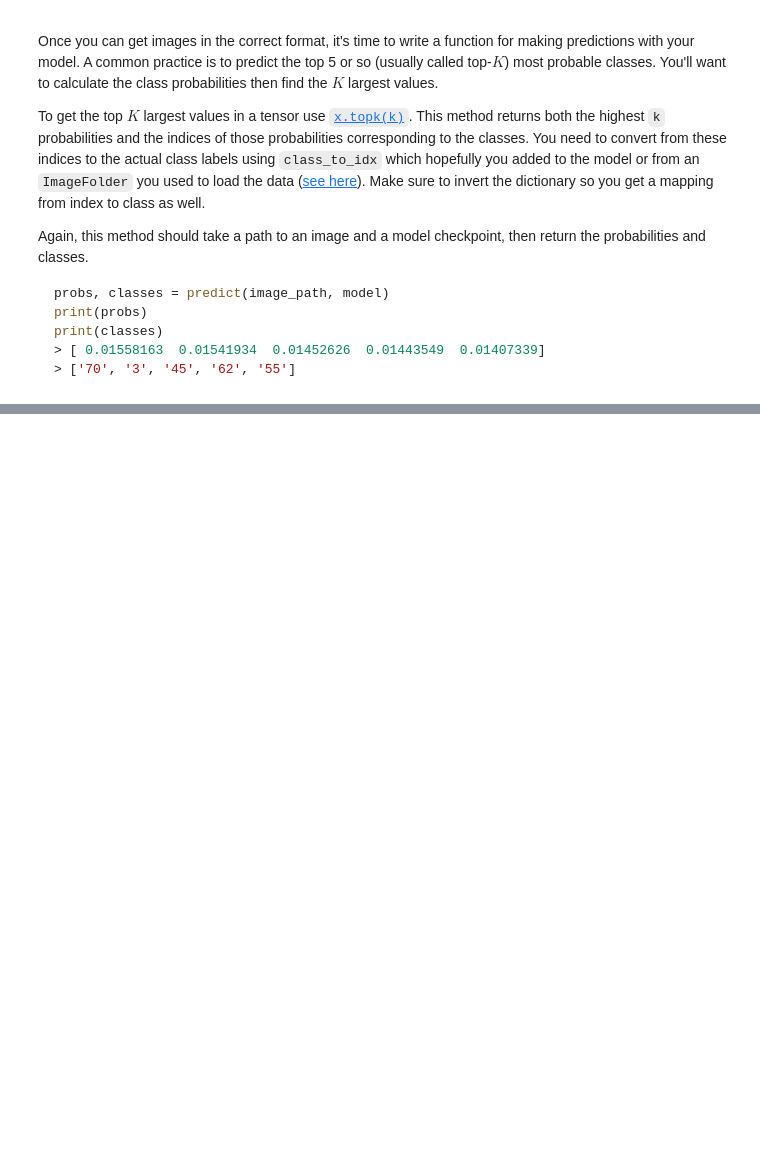
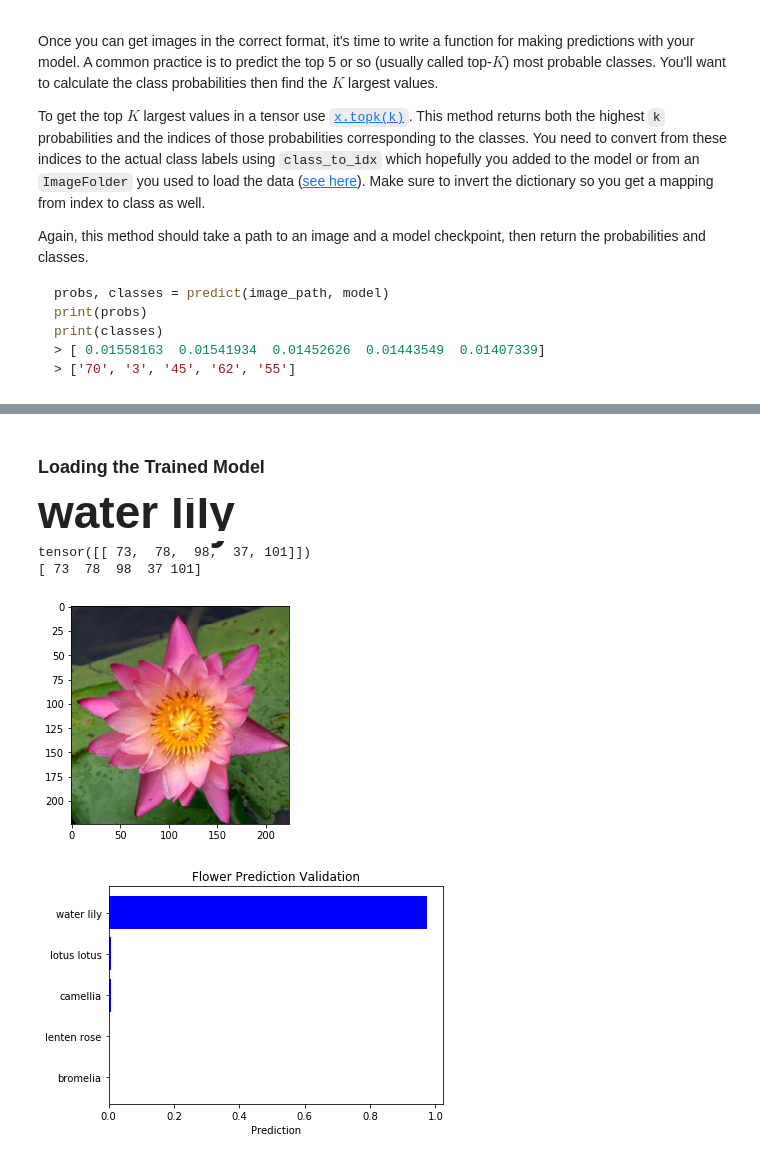
Before and after one commit to samlexrod/flower_classifier_project, a Jupyter notebook: Image Classifier Project.ipynb, the cells around one changed output, grey strips where cells are left out. Saved outputs shown, nothing was run; the diff lists cells and outputs as text; code cells hidden in the pictures; blank space fills up the shorter version.

Commit message:
Succesful Load of Trained Model

```diff
--- a/Image Classifier Project.ipynb
+++ b/Image Classifier Project.ipynb
@@ -212,7 +199,11 @@ Now that your network is trained, save the model so you can load it later for ma
 Remember that you'll want to completely rebuild the model later so you can use it for inference. Make sure to include any information you need in the checkpoint. If you want to load the model and keep training, you'll want to save the number of epochs as well as the optimizer state, `optimizer.state_dict`. You'll likely want to use this trained model in the next part of the project, so best to save it now.
 # %%
 # TODO: Save the checkpoint
+import pickle
 model.class_to_idx = class_to_tensoridx_dict
+with open('class_to_tensoridx_dict.pickle', 'wb') as handle:
+    pickle.dump(class_to_tensoridx_dict, handle)
+
 torch.save(model.state_dict(), 'checkpoint.pth')
 # %% [markdown]
 ## Loading the checkpoint
@@ -389,0 +380,36 @@ water lily
+# %% [markdown]
+### Loading the Trained Model
+# %%
+with open('class_to_tensoridx_dict.pickle', 'rb') as handle:
+    class_to_tensoridx_dict = pickle.load(handle)
+
+model_load = models.densenet121(pretrained=True)
+
+classifier = nn.Sequential(OrderedDict([
+    ('fc1', nn.Linear(1024, 500)),
+    ('relu', nn.ReLU()),
+    ('dropout', nn.Dropout(p=0.5)),
+    ('fc2', nn.Linear(500,300)),
+    ('relu2', nn.ReLU()),
+    ('dropout2', nn.Dropout(p=0.5)),
+    ('fc3', nn.Linear(300, 121)),
+    ('output', nn.LogSoftmax(dim=1))
+]))
+
+model_load.classifier = classifier
+
+model_load.load_state_dict(state_dict)
+model_load.class_to_idx = class_to_tensoridx_dict
+# %%
+import os
+cat_id = 73
+image_path = os.getcwd() + '\\flower_data\\valid\\{}\\'.format(cat_id)
+image_name = os.listdir('flower_data\\valid\\{}'.format(cat_id))[0]
+selected_image = image_path + image_name
+predict(selected_image, model_load, 5)
+# %% [output]
+water lily
+tensor([[ 73,  78,  98,  37, 101]])
+[ 73  78  98  37 101]
+[figure, added]
+[figure, added]
```
Also changed, not shown: parts of 7 cells of this notebook, 2 other files.
